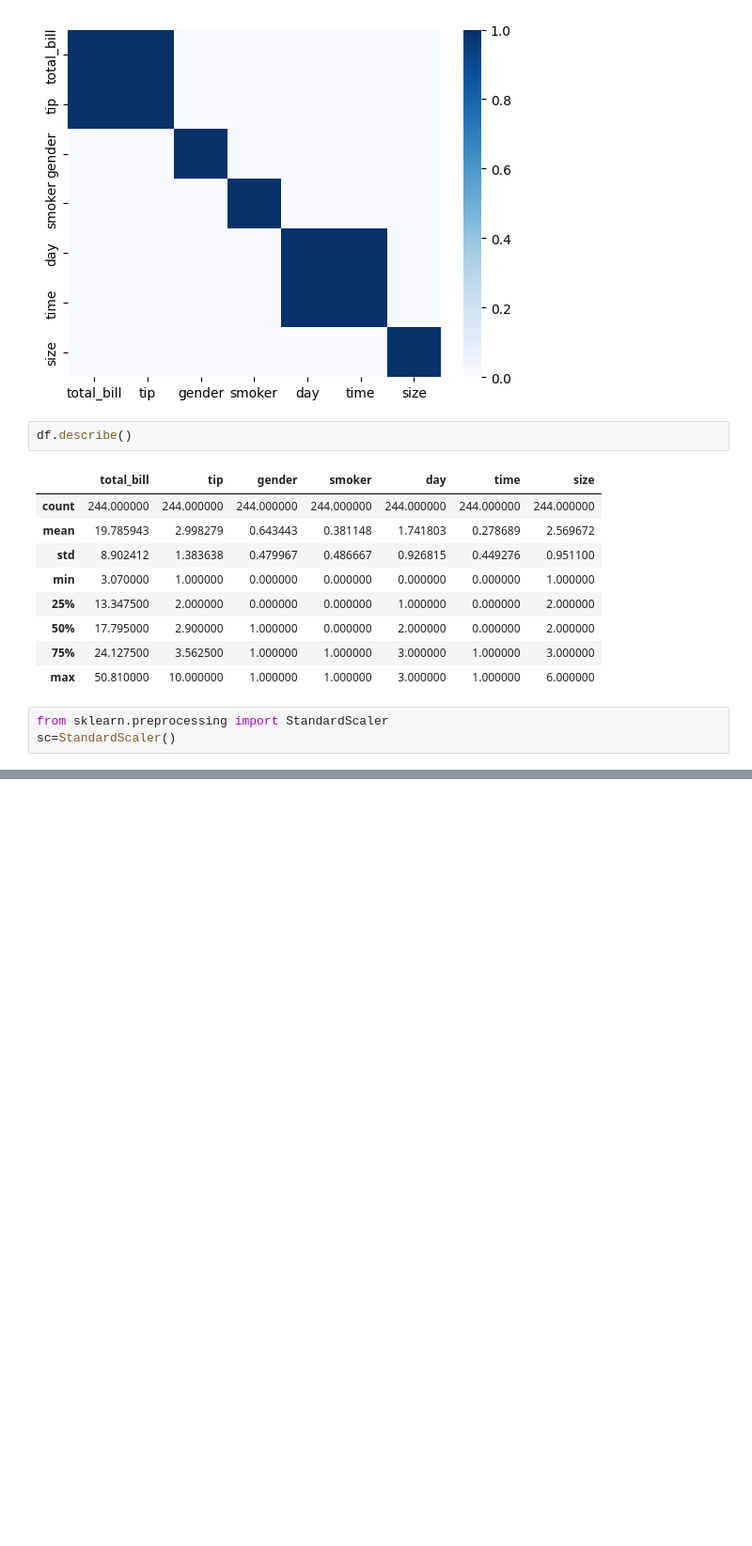
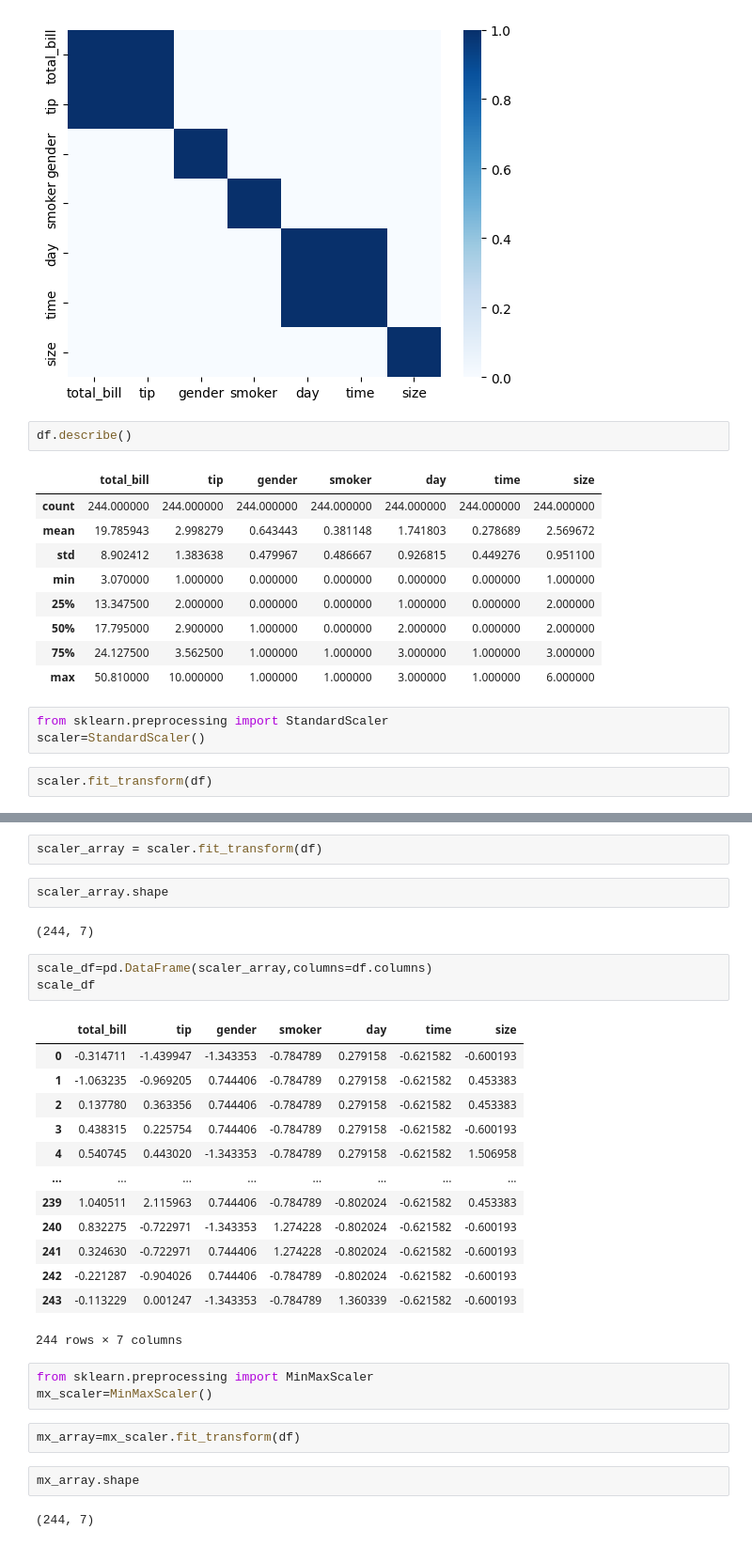
Before and after one commit to manash059/AD-29-01-25, a Jupyter notebook: DAY_16.ipynb, the cells around one changed output, grey strips where cells are left out. Shown: that part at 94% size. Saved outputs shown, nothing was run; the diff lists cells and outputs as text; blank space fills up the shorter version.

```diff
--- a/DAY_16.ipynb
+++ b/DAY_16.ipynb
@@ -92,4 +92,6 @@ df.describe()
 | max | 50.810000 | 10.000000 | 1.000000 | 1.000000 | 3.000000 | 1.000000 | 6.000000 |
 # %%
 from sklearn.preprocessing import StandardScaler
-sc=StandardScaler()
+scaler=StandardScaler()
+# %%
+scaler.fit_transform(df)
@@ -95,0 +112,32 @@ sc=StandardScaler()
+# %%
+scaler_array = scaler.fit_transform(df)
+# %%
+scaler_array.shape
+# %% [output]
+(244, 7)
+# %%
+scale_df=pd.DataFrame(scaler_array,columns=df.columns)
+scale_df
+# %% [output]
+|  | total_bill | tip | gender | smoker | day | time | size |
+| 0 | -0.314711 | -1.439947 | -1.343353 | -0.784789 | 0.279158 | -0.621582 | -0.600193 |
+| 1 | -1.063235 | -0.969205 | 0.744406 | -0.784789 | 0.279158 | -0.621582 | 0.453383 |
+| 2 | 0.137780 | 0.363356 | 0.744406 | -0.784789 | 0.279158 | -0.621582 | 0.453383 |
+| 3 | 0.438315 | 0.225754 | 0.744406 | -0.784789 | 0.279158 | -0.621582 | -0.600193 |
+| 4 | 0.540745 | 0.443020 | -1.343353 | -0.784789 | 0.279158 | -0.621582 | 1.506958 |
+| ... | ... | ... | ... | ... | ... | ... | ... |
+| 239 | 1.040511 | 2.115963 | 0.744406 | -0.784789 | -0.802024 | -0.621582 | 0.453383 |
+| 240 | 0.832275 | -0.722971 | -1.343353 | 1.274228 | -0.802024 | -0.621582 | -0.600193 |
+| 241 | 0.324630 | -0.722971 | 0.744406 | 1.274228 | -0.802024 | -0.621582 | -0.600193 |
+| 242 | -0.221287 | -0.904026 | 0.744406 | -0.784789 | -0.802024 | -0.621582 | -0.600193 |
+| 243 | -0.113229 | 0.001247 | -1.343353 | -0.784789 | 1.360339 | -0.621582 | -0.600193 |
+244 rows × 7 columns
+# %%
+from sklearn.preprocessing import MinMaxScaler
+mx_scaler=MinMaxScaler()
+# %%
+mx_array=mx_scaler.fit_transform(df)
+# %%
+mx_array.shape
+# %% [output]
+(244, 7)
```
Also changed, not shown: parts of 3 cells of this notebook.
